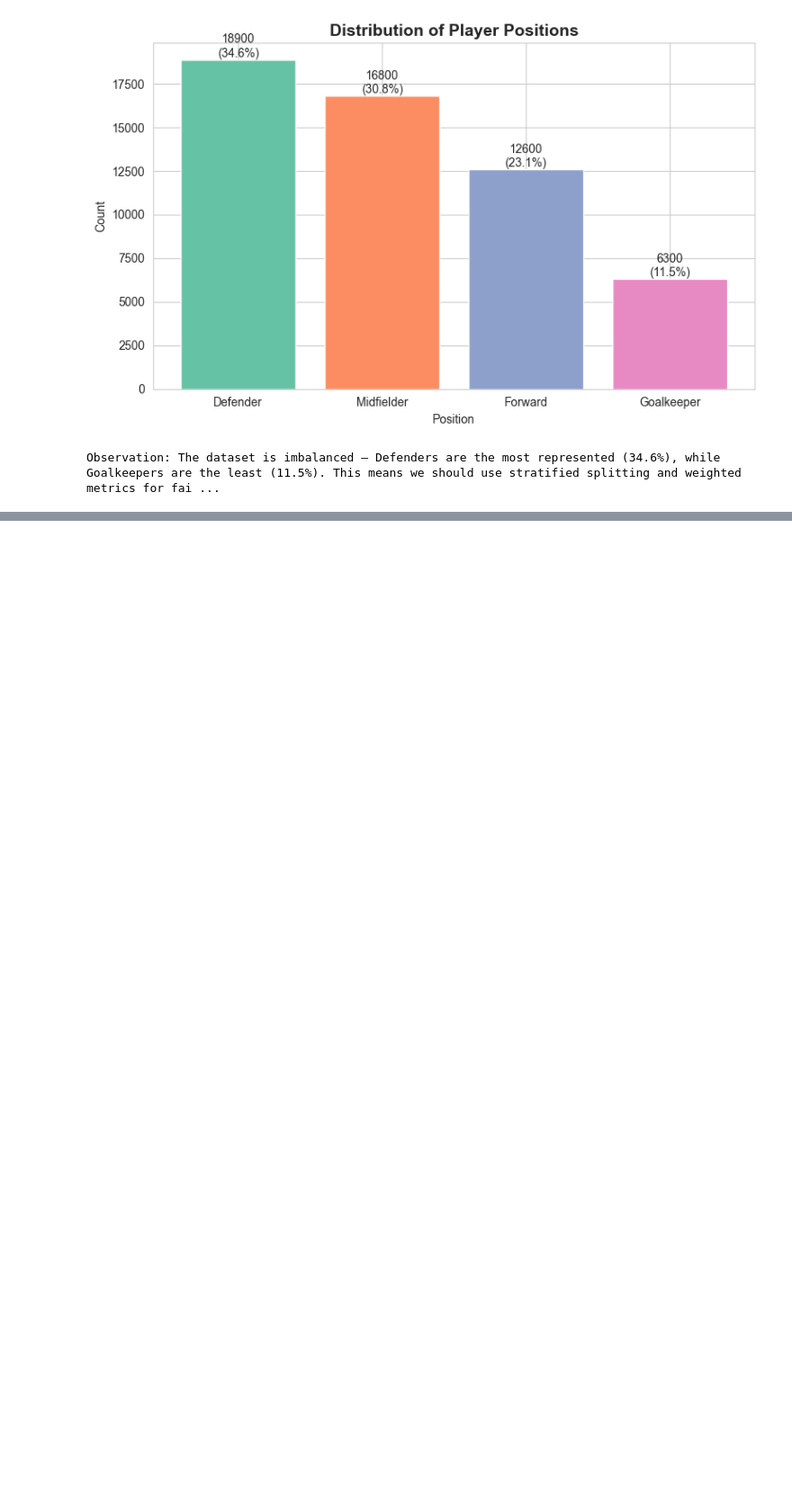
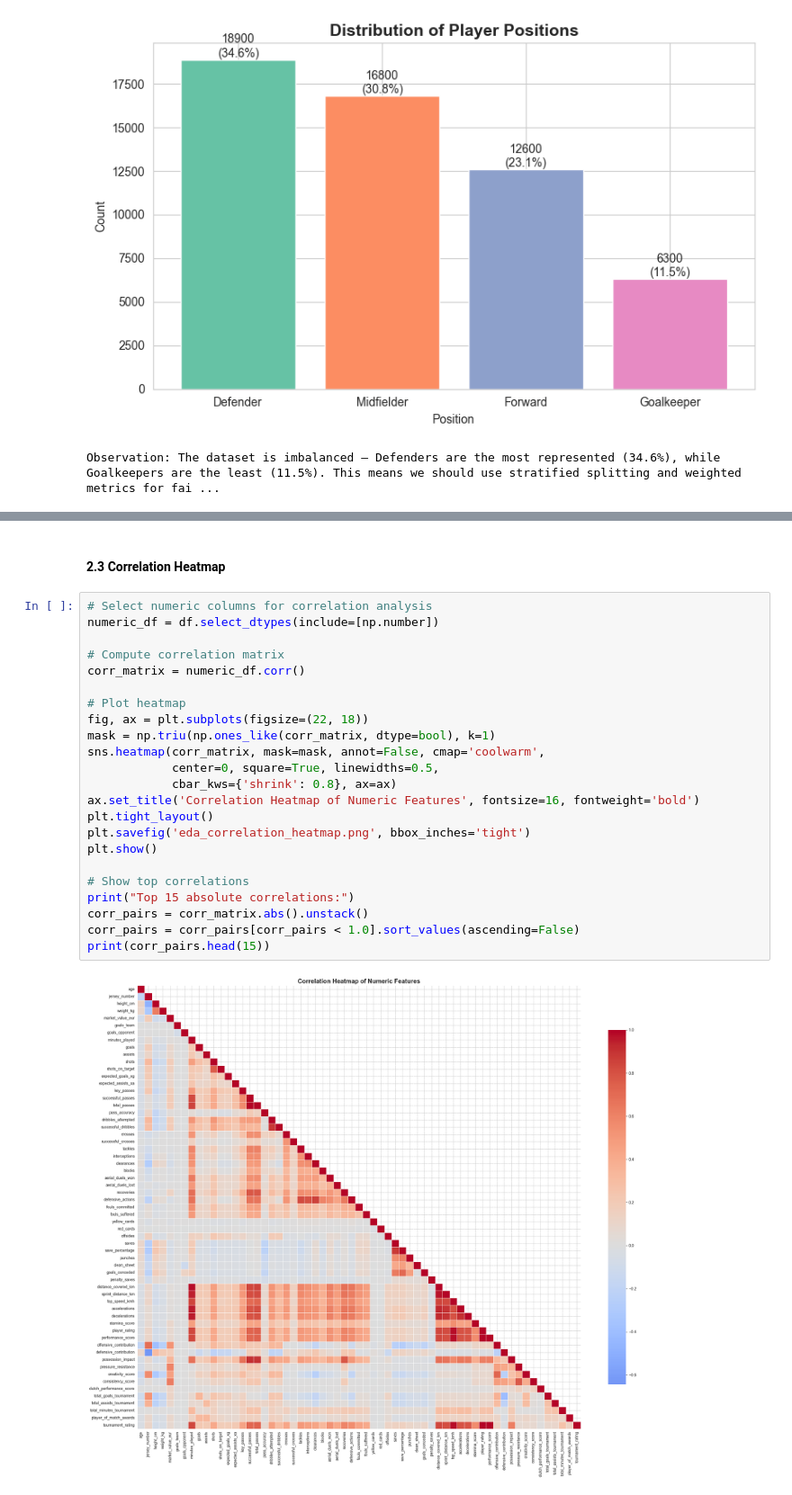
Before and after one commit to ManoharRavva0306/ML-Algorithms, a Jupyter notebook: notebooks/classification.ipynb, the cells around one changed output, grey strips where cells are left out. Shown at 90% size. Cells and saved outputs as stored; diff of their text form; blank space fills up the shorter version.

```diff
--- a/notebooks/classification.ipynb
+++ b/notebooks/classification.ipynb
@@ -136,0 +147,27 @@ Observation: The pie chart gives a quick visual sense of class imbalance. Defend
+# %% [markdown]
+<h4>2.3 Correlation Heatmap</h4>
+# %%
+# Select numeric columns for correlation analysis
+numeric_df = df.select_dtypes(include=[np.number])
+
+# Compute correlation matrix
+corr_matrix = numeric_df.corr()
+
+# Plot heatmap
+fig, ax = plt.subplots(figsize=(22, 18))
+mask = np.triu(np.ones_like(corr_matrix, dtype=bool), k=1)
+sns.heatmap(corr_matrix, mask=mask, annot=False, cmap='coolwarm',
+            center=0, square=True, linewidths=0.5,
+            cbar_kws={'shrink': 0.8}, ax=ax)
+ax.set_title('Correlation Heatmap of Numeric Features', fontsize=16, fontweight='bold')
+plt.tight_layout()
+plt.savefig('eda_correlation_heatmap.png', bbox_inches='tight')
+plt.show()
+
+# Show top correlations
+print("Top 15 absolute correlations:")
+corr_pairs = corr_matrix.abs().unstack()
+corr_pairs = corr_pairs[corr_pairs < 1.0].sort_values(ascending=False)
+print(corr_pairs.head(15))
+# %% [output]
+[figure, added]
```
Also changed, not shown: parts of 18 cells of this notebook, 7 other files.
